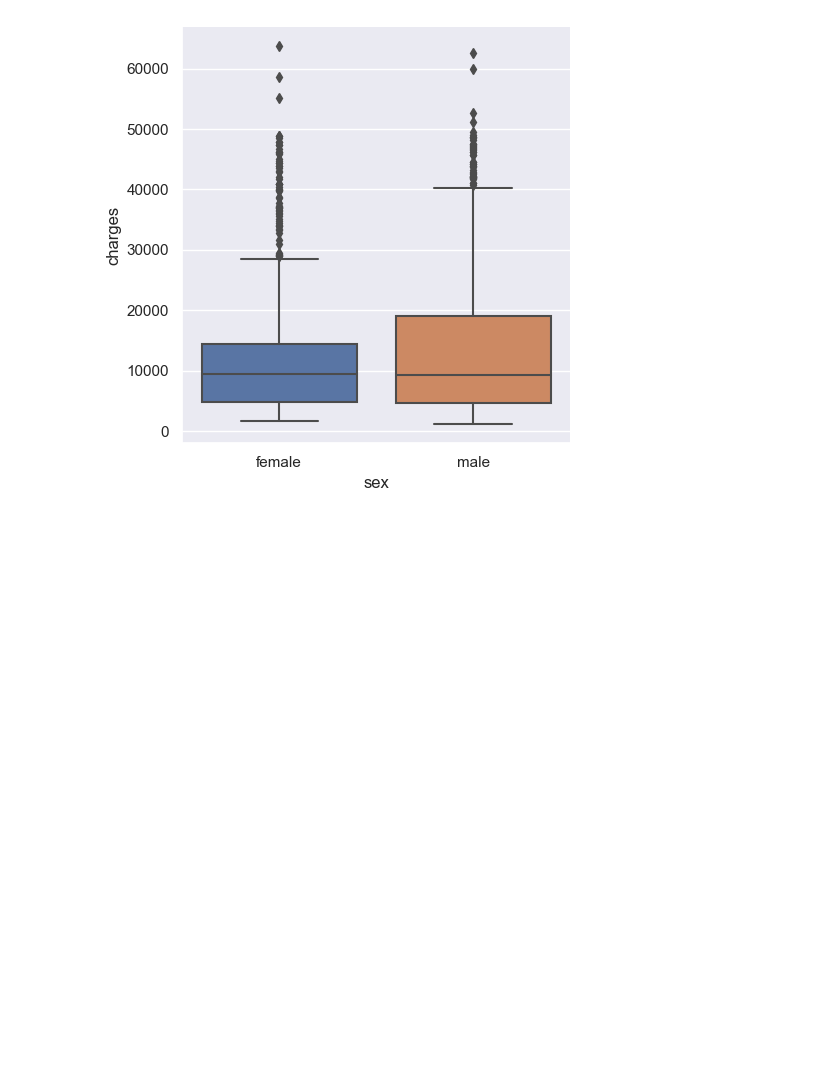
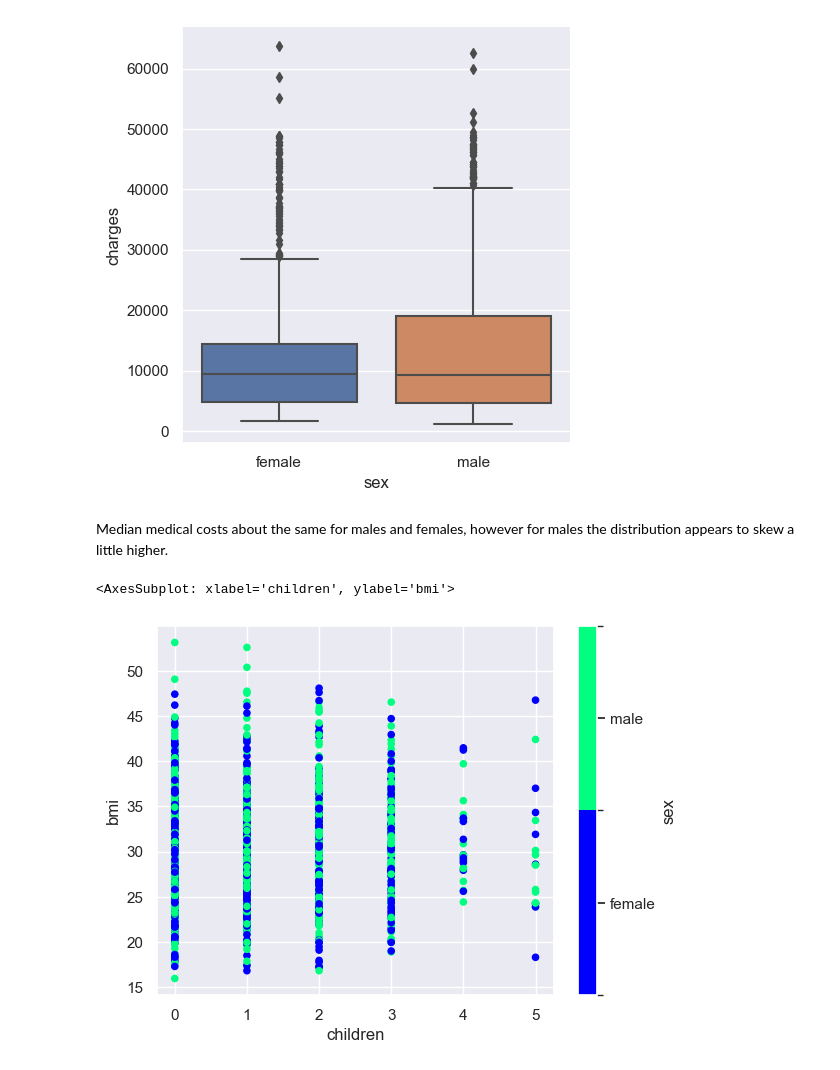
Before and after one commit to JeffRoth/US-medical-insurance-costs, a Jupyter notebook: us-medical-insurance-costs.ipynb, the cells around one changed output. Drawn from its saved outputs; the diff is of its cells as text; code cells hidden in the pictures; blank space fills up the shorter version.

```diff
--- a/us-medical-insurance-costs.ipynb
+++ b/us-medical-insurance-costs.ipynb
@@ -256,3 +321,10 @@ sns.catplot(data=df2, x='sex', y='charges', kind='box')
 # %% [output]
 <seaborn.axisgrid.FacetGrid at 0x...>
 [figure]
+# %% [markdown]
+Median medical costs about the same for males and females, however for males the distribution appears to skew a little higher.
+# %%
+df2.plot.scatter(x='children', y='bmi', c='sex', colormap='winter')
+# %% [output]
+<AxesSubplot: xlabel='children', ylabel='bmi'>
+[figure, added]
```
Also changed, not shown: parts of 35 cells of this notebook.
